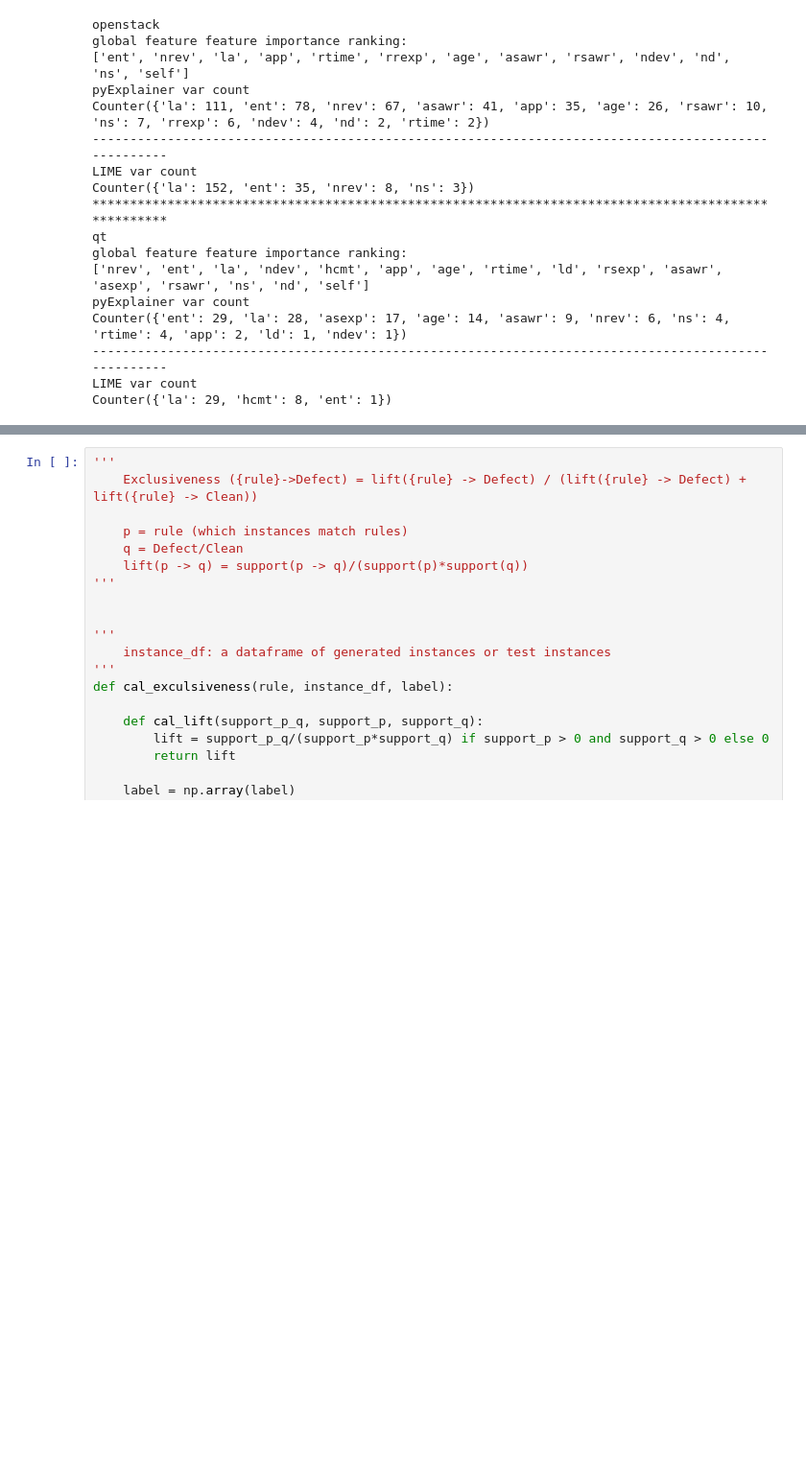
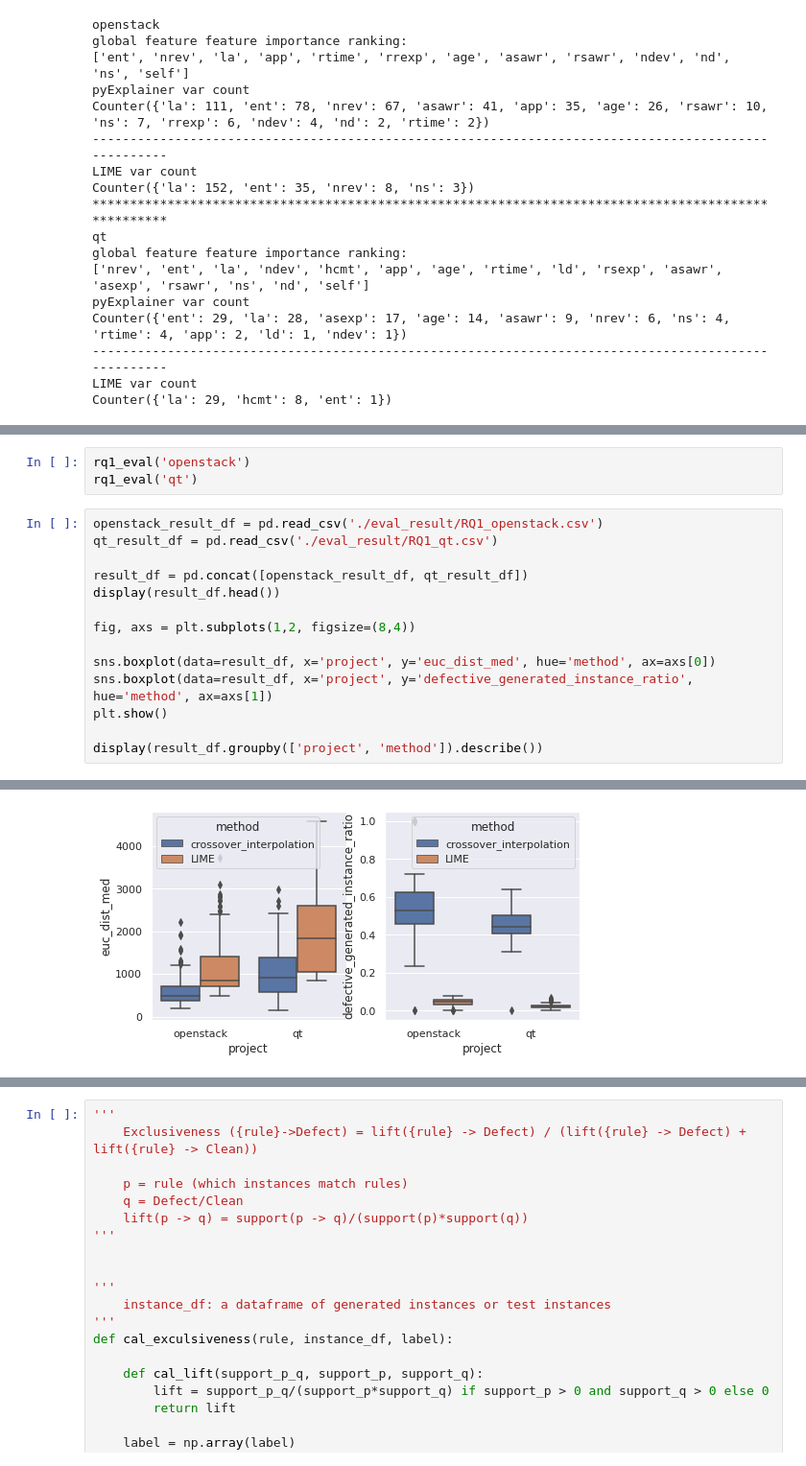
Before and after one commit to awsm-research/PyExplainer, a Jupyter notebook: experiment/evaluation_clean_code.ipynb, the cells around one changed output, grey strips where cells are left out. Shown at 96% size. Saved outputs shown, nothing was run; the diff lists cells and outputs as text; blank space fills up the shorter version.

Commit message:
"add RQ2, RQ3 experiment result"

```diff
--- a/experiment/evaluation_clean_code.ipynb
+++ b/experiment/evaluation_clean_code.ipynb
@@ -363,0 +308,18 @@ def rq2_eval(proj_name):
+# %%
+rq1_eval('openstack')
+rq1_eval('qt')
+# %%
+openstack_result_df = pd.read_csv('./eval_result/RQ1_openstack.csv')
+qt_result_df = pd.read_csv('./eval_result/RQ1_qt.csv')
+
+result_df = pd.concat([openstack_result_df, qt_result_df])
+display(result_df.head())
+
+fig, axs = plt.subplots(1,2, figsize=(8,4))
+
+sns.boxplot(data=result_df, x='project', y='euc_dist_med', hue='method', ax=axs[0])
+sns.boxplot(data=result_df, x='project', y='defective_generated_instance_ratio', hue='method', ax=axs[1])
+plt.show()
+
+display(result_df.groupby(['project', 'method']).describe())
+# %% [output]
@@ -363,0 +332 @@ def rq2_eval(proj_name):
+[figure, added]
```
Also changed, not shown: parts of 27 cells of this notebook, 6 other files.
